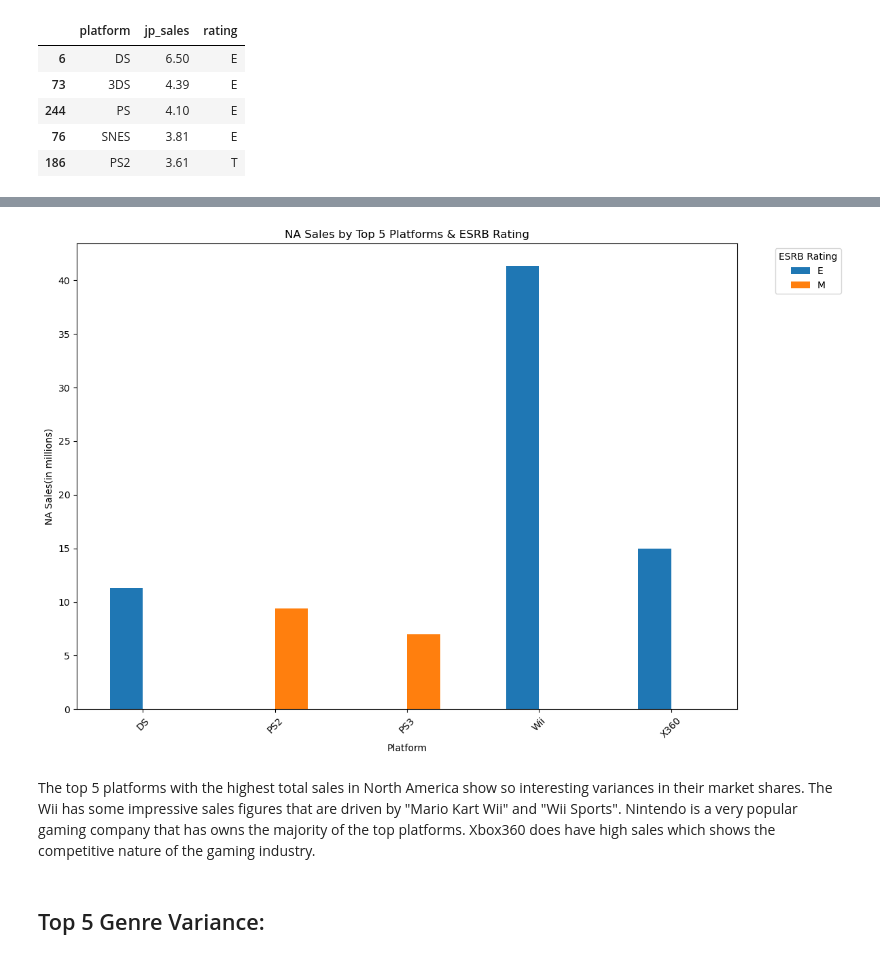
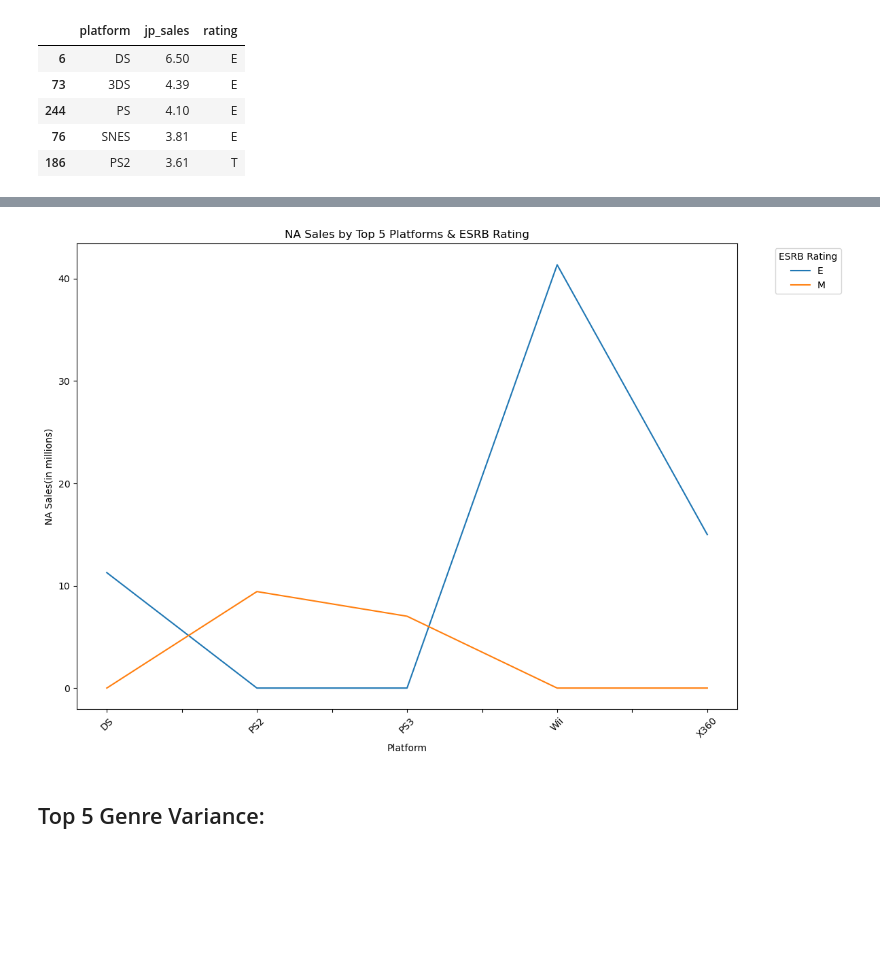
Before and after one commit to becominggiant/game_analysis, a Jupyter notebook: EDA.ipynb, the cells around one changed output, grey strips where cells are left out. Saved outputs shown, nothing was run; the diff lists cells and outputs as text; code cells hidden in the pictures; blank space fills up the shorter version.

```diff
--- a/EDA.ipynb
+++ b/EDA.ipynb
@@ -713,20 +651,17 @@ KeyError: 'platform'
 # %%
 #visualization for the top 5 platforms in N. America
-grouped_platforms = top_platforms.groupby(['platform', 'rating'])['na_sales'].sum().unstack(fill_value=0)#group by platform and rating
-grouped_platforms.plot(kind='bar', figsize=(12,8))#plotting the grouped bar chart
+grouped_platforms = top_na_platforms_filter.groupby(['platform', 'rating'])['na_sales'].sum().unstack(fill_value=0)#group by platform and rating
+grouped_platforms.plot(kind='line', figsize=(12,8))#plotting the grouped bar chart
 #add title and labels
 plt.title('NA Sales by Top 5 Platforms & ESRB Rating')
 plt.xlabel('Platform')
 plt.ylabel('NA Sales(in millions)')
 plt.xticks(rotation=45)
 plt.legend(title='ESRB Rating', bbox_to_anchor=(1.05, 1), loc='upper left')
 plt.tight_layout()
 plt.show()
 # %% [output]
-[figure, old version]
+[figure, new version]
-# %% [markdown]
-
-The top 5 platforms with the highest total sales in North America show so interesting variances in their market shares. The Wii has some impressive sales figures that are driven by "Mario Kart Wii" and "Wii Sports". Nintendo is a very popular gaming company that has owns the majority of the top platforms. Xbox360 does have high sales which shows the competitive nature of the gaming industry.
 # %% [markdown]
 <h2>Top 5 Genre Variance:</h2></br>
 # %%
```
Also changed, not shown: parts of 14 cells of this notebook.
